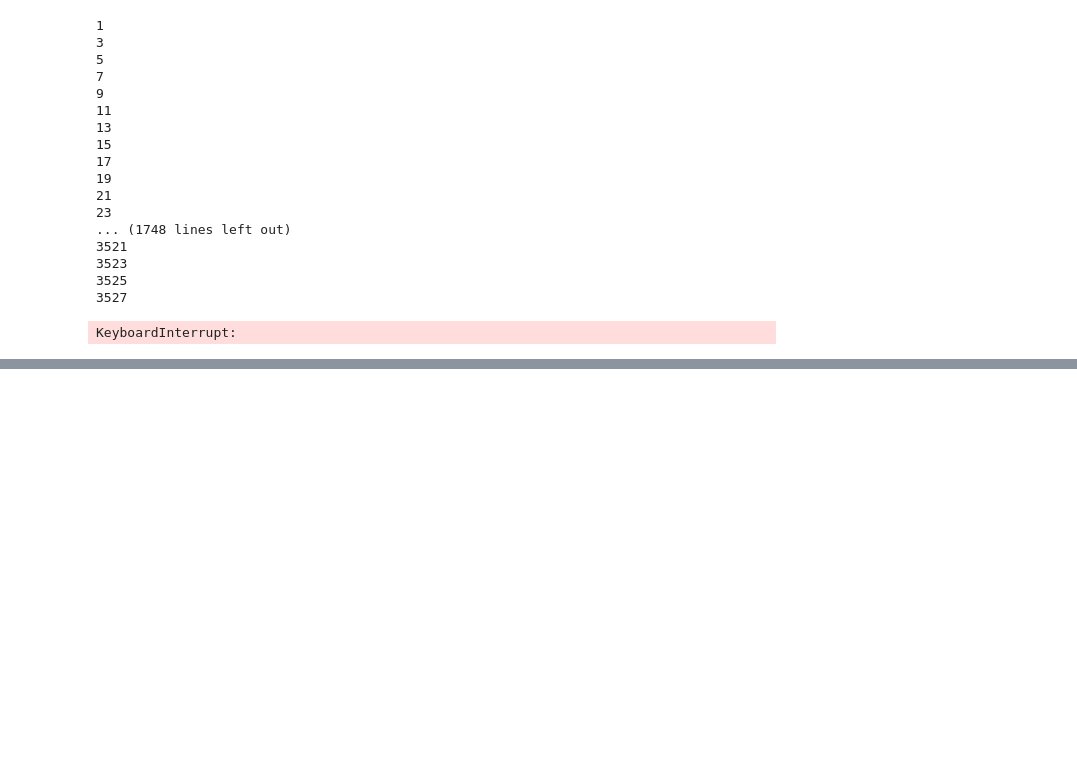
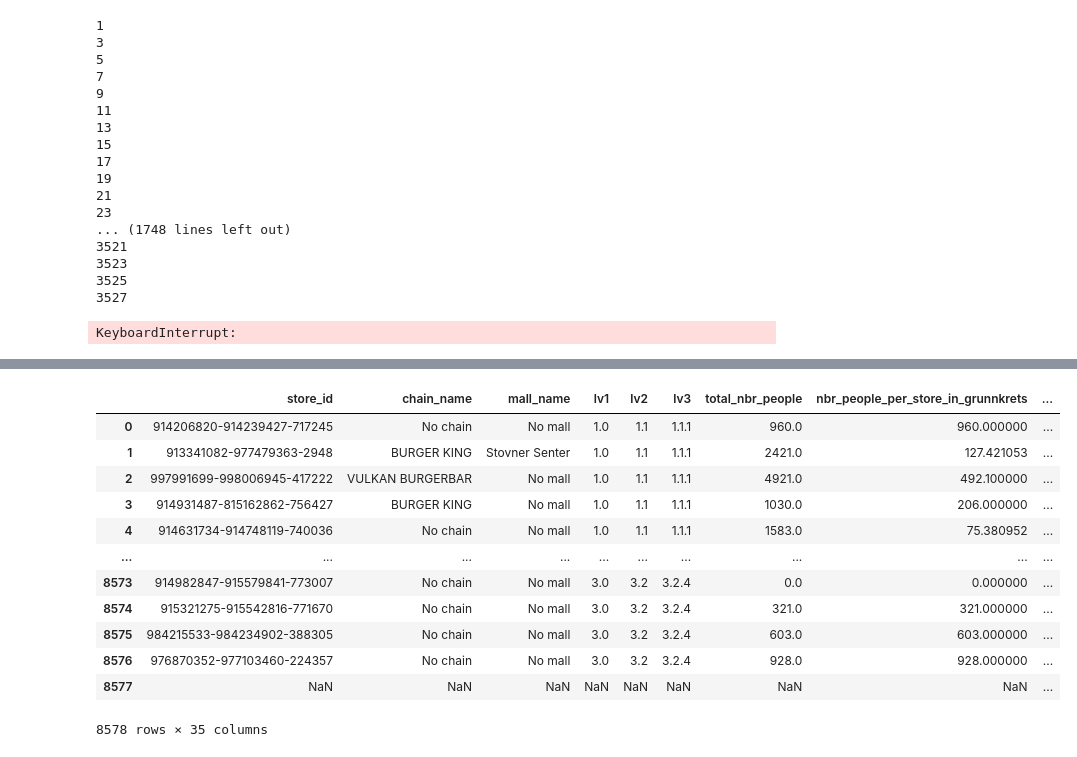
Before and after one commit to paaskehaakon/ML-project, a Jupyter notebook: test.ipynb, the cells around one changed output, grey strips where cells are left out. Cells and saved outputs as stored; diff of their text form; code cells hidden in the pictures; blank space fills up the shorter version.

```diff
--- a/test.ipynb
+++ b/test.ipynb
@@ -124,8 +124,3 @@ train.head(20)
 3525
 3527
 KeyboardInterrupt:
-# %%
-for i in range(10):
-    print(i)
-    if i == 5:
-        break
@@ -138,0 +169,41 @@ for i in range(10):
+# %%
+import pandas as pd
+train = pd.read_csv('feature_data/training_set.csv')
+test = pd.read_csv('feature_data/testing_set.csv')
+
+def drop_all(train_data):
+    train_data = train_data.drop(['year', 'store_name', 'plaace_hierarchy_id', 'sales_channel_name', 'grunnkrets_id'], axis=1)
+    train_data = train_data.drop(['address', 'lat', 'lon', 'municipality_name'], axis=1)
+    train_data = train_data.reset_index(drop=True)
+    return train_data
+
+def remove_zero_rev(train_data):
+    i = train_data[(train_data.revenue == 0)].index
+    train_data.drop(i)
+    train_data = train_data.reset_index()
+    return train_data
+
+
+test = drop_all(test)
+train = drop_all(train)
+train = remove_zero_rev(train)
+train = train.drop(columns = train.columns[0], axis = 1)
+
+#save dropped data to csv
+test.to_csv('feature_data/testing_set_dropped.csv', index=False)
+train.to_csv('feature_data/training_set_dropped.csv', index=False)
+test
+# %% [output]
+|  | store_id | chain_name | mall_name | lv1 | lv2 | lv3 | total_nbr_people | nbr_people_per_store_in_grunnkrets | ... |
+| 0 | 914206820-914239427-717245 | No chain | No mall | 1.0 | 1.1 | 1.1.1 | 960.0 | 960.000000 | ... |
+| 1 | 913341082-977479363-2948 | BURGER KING | Stovner Senter | 1.0 | 1.1 | 1.1.1 | 2421.0 | 127.421053 | ... |
+| 2 | 997991699-998006945-417222 | VULKAN BURGERBAR | No mall | 1.0 | 1.1 | 1.1.1 | 4921.0 | 492.100000 | ... |
+| 3 | 914931487-815162862-756427 | BURGER KING | No mall | 1.0 | 1.1 | 1.1.1 | 1030.0 | 206.000000 | ... |
+| 4 | 914631734-914748119-740036 | No chain | No mall | 1.0 | 1.1 | 1.1.1 | 1583.0 | 75.380952 | ... |
+| ... | ... | ... | ... | ... | ... | ... | ... | ... | ... |
+| 8573 | 914982847-915579841-773007 | No chain | No mall | 3.0 | 3.2 | 3.2.4 | 0.0 | 0.000000 | ... |
+| 8574 | 915321275-915542816-771670 | No chain | No mall | 3.0 | 3.2 | 3.2.4 | 321.0 | 321.000000 | ... |
+| 8575 | 984215533-984234902-388305 | No chain | No mall | 3.0 | 3.2 | 3.2.4 | 603.0 | 603.000000 | ... |
+| 8576 | 976870352-977103460-224357 | No chain | No mall | 3.0 | 3.2 | 3.2.4 | 928.0 | 928.000000 | ... |
+| 8577 | NaN | NaN | NaN | NaN | NaN | NaN | NaN | NaN | ... |
+8578 rows × 35 columns
```
Also changed, not shown: parts of 3 cells of this notebook, 4 other files.
